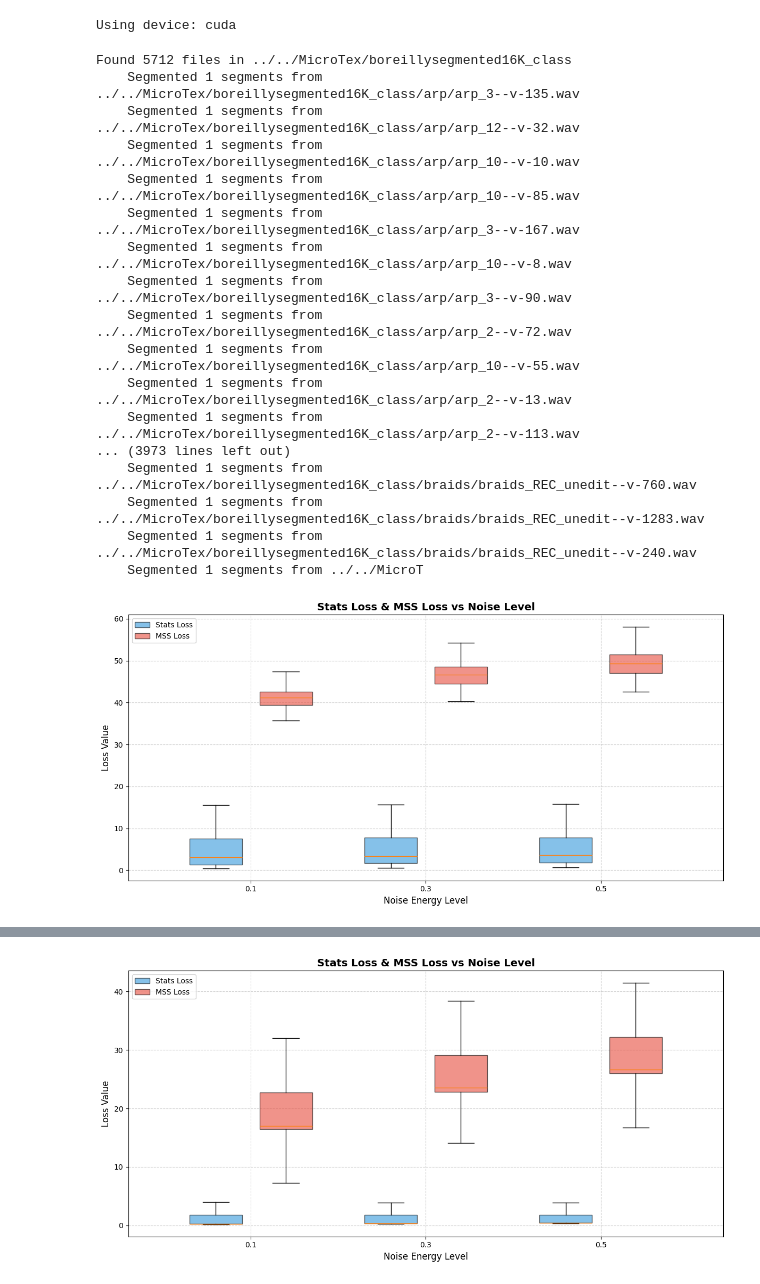
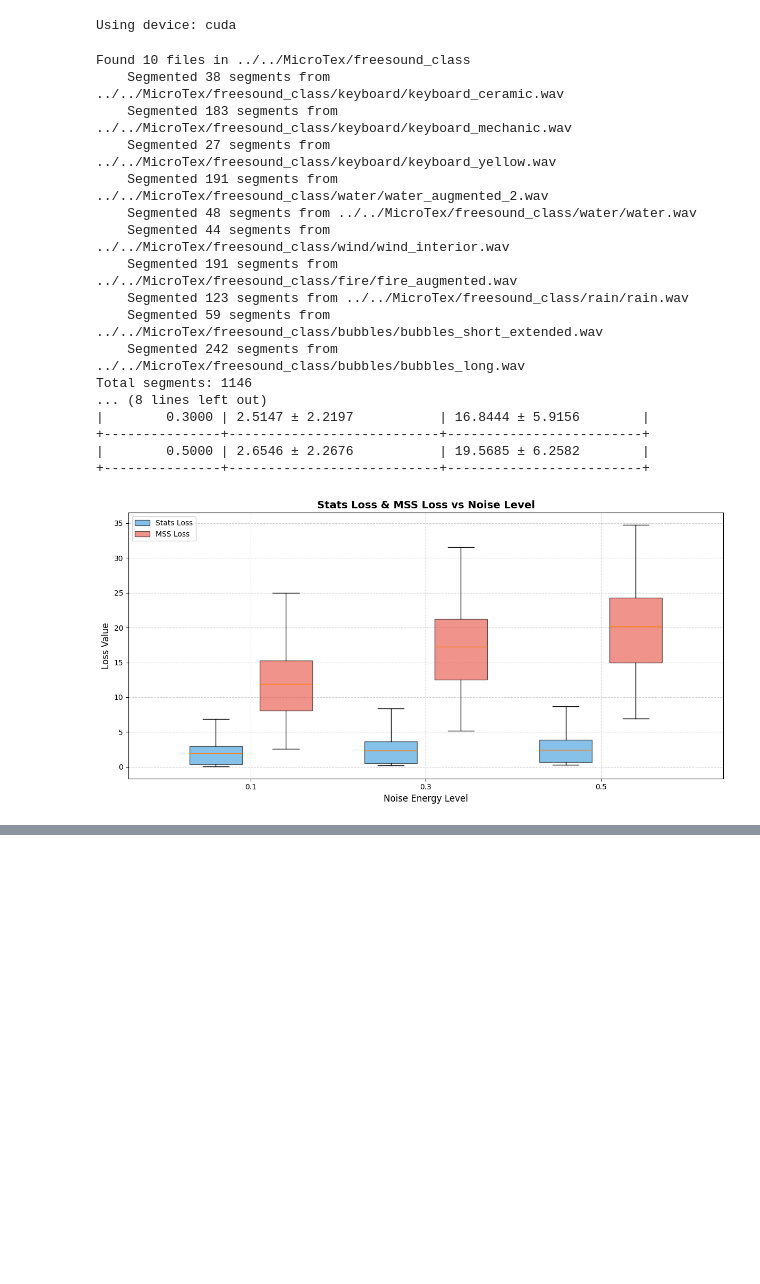
Before and after one commit to cordutie/texstat, a Jupyter notebook: experiments/test_1_properties.ipynb, the cells around one changed output, grey strips where cells are left out. Cells and saved outputs as stored; diff of their text form; code cells hidden in the pictures; blank space fills up the shorter version.

Commit message:
Experiment updated for consistency with the paper.

```diff
--- a/experiments/test_1_properties.ipynb
+++ b/experiments/test_1_properties.ipynb
@@ -73,7 +73,7 @@ def multiscale_spectrogram_loss(x, x_hat):
         loss = loss + lin_loss + log_loss
     return loss
 # %%
-def experiment_noise(data_path, sr=44100, frame_size=44000, experiment_size = 300):
+def experiment_noise(data_path, sr=44100, frame_size=44000, experiment_size = "Full"):
     if experiment_size == "Full":
         segments_number = None
     else:
@@ -95,6 +95,8 @@ def experiment_noise(data_path, sr=44100, frame_size=44000, experiment_size = 30
 
     segments_batch = segmentate_from_path(data_path, sampling_rate = sr, segment_length = frame_size, segments_number = segments_number, torch_type=False)
     segments_batch = torch.tensor(segments_batch, dtype=torch.float32, device=device)
+    segments_batch = segments_batch / torch.max(torch.abs(segments_batch), dim=1, keepdim=True)[0]
+
     if experiment_size == "Full":
         experiment_size = segments_batch.shape[0]
 
@@ -150,50 +152,50 @@ def experiment_noise(data_path, sr=44100, frame_size=44000, experiment_size = 30
                         patch_artist=True, boxprops=dict(facecolor="#e74c3c", alpha=0.6),
                         showfliers=False)  # Removes outliers
 
     # Labels and styling
     plt.xticks(range(len(noise_levels)), [f"{lvl:.1f}" for lvl in noise_levels])
     plt.xlabel("Noise Energy Level", fontsize=12)
     plt.ylabel("Loss Value", fontsize=12)
     plt.title("Stats Loss & MSS Loss vs Noise Level", fontsize=14, fontweight="bold")
     plt.grid(True, linestyle="--", alpha=0.6)
 
     # Add legend manually
     plt.legend([box1["boxes"][0], box2["boxes"][0]], ["Stats Loss", "MSS Loss"], loc="upper left")
 
     # Create table of mean ± std values
     table_data = []
     for i, noise_level in enumerate(noise_levels):
         table_data.append([f"{noise_level:.1f}", stats_mean_std[i], mss_mean_std[i]])
 
     # Display the table
     table_header = ["Noise Level", "Stats Loss (mean ± std)", "MSS Loss (mean ± std)"]
     table_str = tabulate(table_data, headers=table_header, tablefmt="grid", floatfmt=".4f")
 
     print(table_str)
 
     # Show plot
     plt.tight_layout()
     plt.show()
 
-experiment_noise("../../MicroTex/boreillysegmented16K_class", sr=44100, frame_size=44099)
+# experiment_noise("../../MicroTex/boreillysegmented16K_class", sr=44100, frame_size=44099)
 experiment_noise("../../MicroTex/freesound_class",            sr=44100, frame_size=44099)
-experiment_noise("../../MicroTex/syntex_class",               sr=44100, frame_size=44099)
+# experiment_noise("../../MicroTex/syntex_class",               sr=44100, frame_size=44099)
 # %% [output]
-Found 5712 files in ../../MicroTex/boreillysegmented16K_class
-    Segmented 1 segments from ../../MicroTex/boreillysegmented16K_class/arp/arp_3--v-135.wav
-    Segmented 1 segments from ../../MicroTex/boreillysegmented16K_class/arp/arp_12--v-32.wav
-    Segmented 1 segments from ../../MicroTex/boreillysegmented16K_class/arp/arp_10--v-10.wav
-    Segmented 1 segments from ../../MicroTex/boreillysegmented16K_class/arp/arp_10--v-85.wav
-    Segmented 1 segments from ../../MicroTex/boreillysegmented16K_class/arp/arp_3--v-167.wav
-    Segmented 1 segments from ../../MicroTex/boreillysegmented16K_class/arp/arp_10--v-8.wav
-    Segmented 1 segments from ../../MicroTex/boreillysegmented16K_class/arp/arp_3--v-90.wav
-    Segmented 1 segments from ../../MicroTex/boreillysegmented16K_class/arp/arp_2--v-72.wav
-    Segmented 1 segments from ../../MicroTex/boreillysegmented16K_class/arp/arp_10--v-55.wav
-    Segmented 1 segments from ../../MicroTex/boreillysegmented16K_class/arp/arp_2--v-13.wav
-    Segmented 1 segments from ../../MicroTex/boreillysegmented16K_class/arp/arp_2--v-113.wav
-... (3973 lines left out)
-    Segmented 1 segments from ../../MicroTex/boreillysegmented16K_class/braids/braids_REC_unedit--v-760.wav
-    Segmented 1 segments from ../../MicroTex/boreillysegmented16K_class/braids/braids_REC_unedit--v-1283.wav
-    Segmented 1 segments from ../../MicroTex/boreillysegmented16K_class/braids/braids_REC_unedit--v-240.wav
-    Segmented 1 segments from ../../MicroT
+Found 10 files in ../../MicroTex/freesound_class
+    Segmented 38 segments from ../../MicroTex/freesound_class/keyboard/keyboard_ceramic.wav
+    Segmented 183 segments from ../../MicroTex/freesound_class/keyboard/keyboard_mechanic.wav
+    Segmented 27 segments from ../../MicroTex/freesound_class/keyboard/keyboard_yellow.wav
+    Segmented 191 segments from ../../MicroTex/freesound_class/water/water_augmented_2.wav
+    Segmented 48 segments from ../../MicroTex/freesound_class/water/water.wav
+    Segmented 44 segments from ../../MicroTex/freesound_class/wind/wind_interior.wav
+    Segmented 191 segments from ../../MicroTex/freesound_class/fire/fire_augmented.wav
+    Segmented 123 segments from ../../MicroTex/freesound_class/rain/rain.wav
+    Segmented 59 segments from ../../MicroTex/freesound_class/bubbles/bubbles_short_extended.wav
+    Segmented 242 segments from ../../MicroTex/freesound_class/bubbles/bubbles_long.wav
+Total segments: 1146
+... (8 lines left out)
+|        0.3000 | 2.5147 ± 2.2197           | 16.8444 ± 5.9156        |
++---------------+---------------------------+-------------------------+
+|        0.5000 | 2.6546 ± 2.2676           | 19.5685 ± 6.2582        |
++---------------+---------------------------+-------------------------+
-[figure, old version]
+[figure, new version]
@@ -217 +201,0 @@ Found 11 files in ../../MicroTex/freesound_class
-[figure, removed]
```
Also changed, not shown: parts of 2 cells of this notebook.
